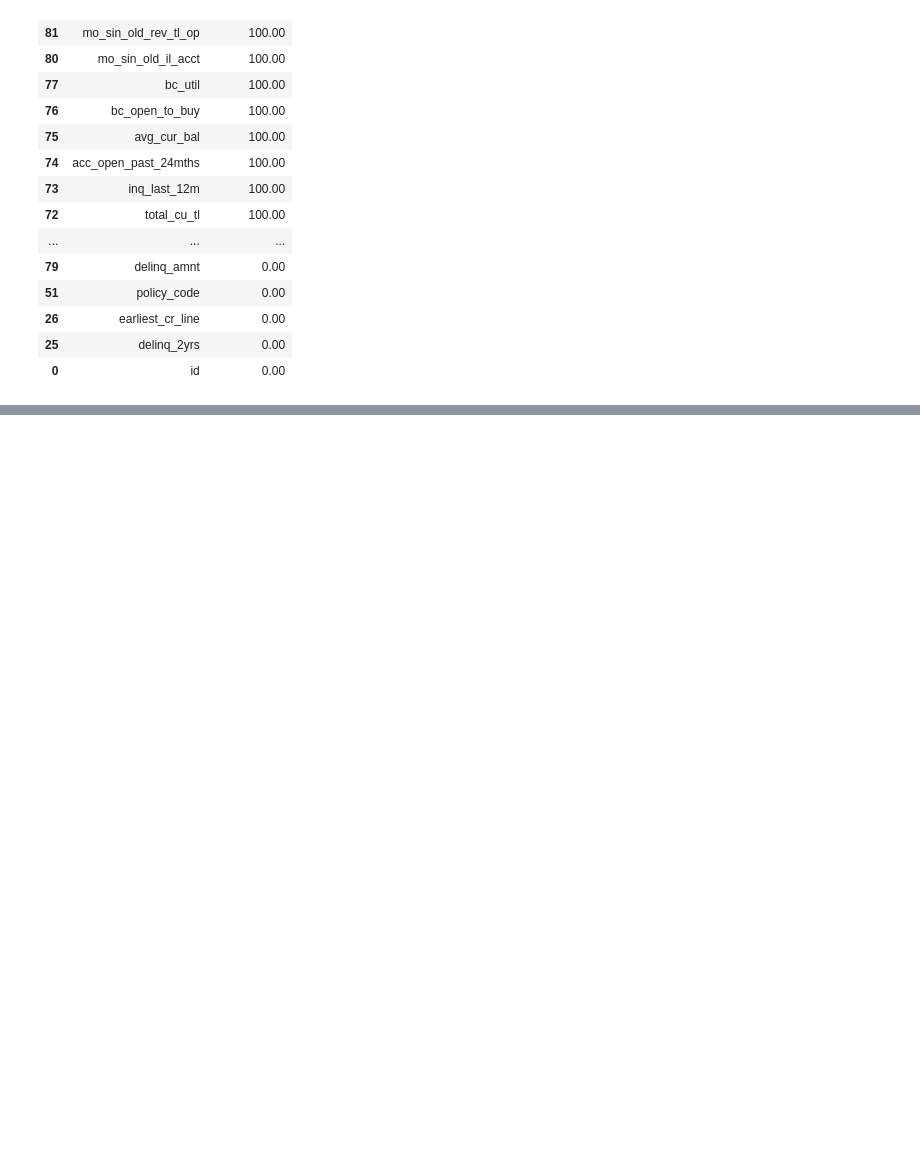
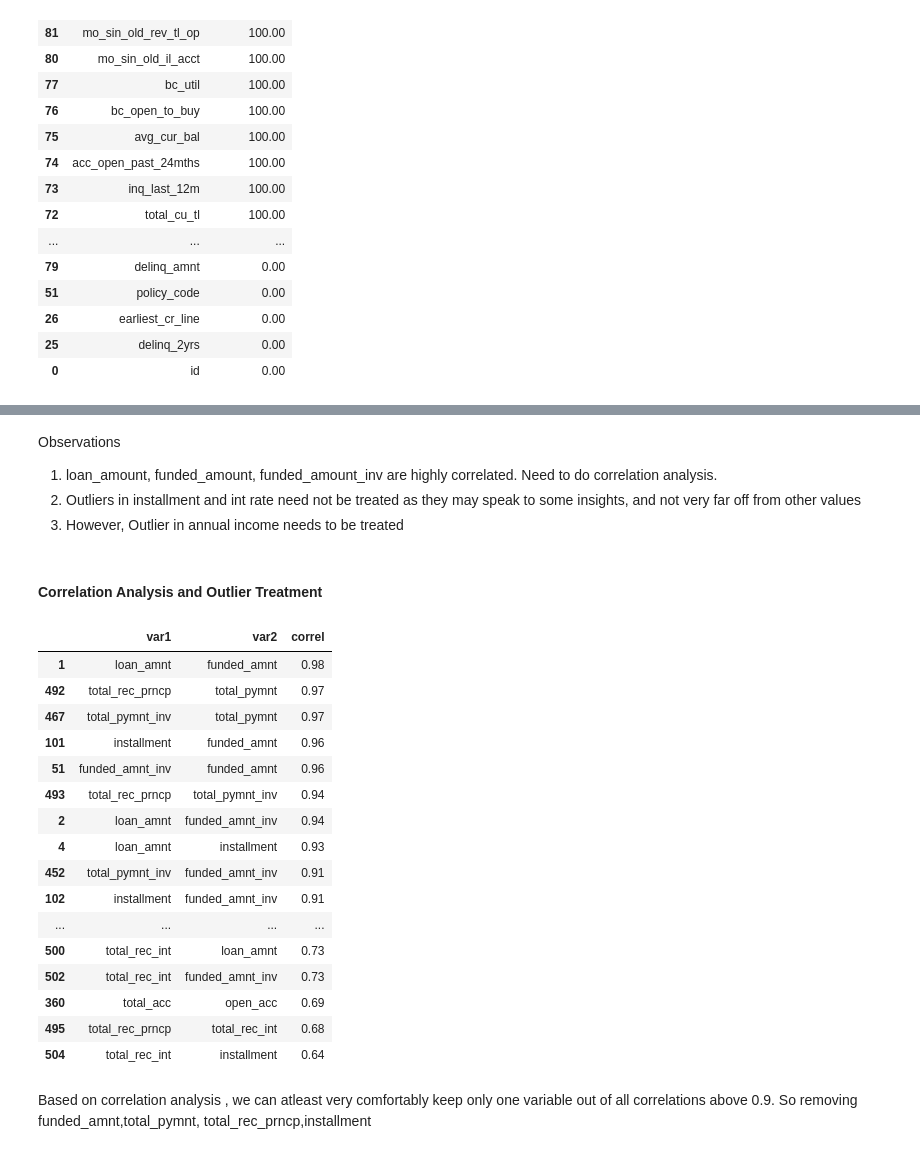
Before and after one commit to tvss93/Lending_Club_Case_Study, a Jupyter notebook: EDA.ipynb, the cells around one changed output, grey strips where cells are left out. Cells and saved outputs as stored; diff of their text form; code cells hidden in the pictures; blank space fills up the shorter version.

```diff
--- a/EDA.ipynb
+++ b/EDA.ipynb
@@ -268,0 +316,35 @@ Float64Index([10.0, 0.5, 2.0, 3.0, 4.0, 5.0, 1.0, 6.0, 7.0, 8.0, 9.0], dtype='fl
+# %% [markdown]
+Observations
+1. loan_amount, funded_amount, funded_amount_inv are highly correlated. Need to do correlation analysis.
+2. Outliers in installment and int rate need not be treated as they may speak to some insights, and not very far off from other values
+3. However, Outlier in annual income needs to be treated
+# %% [markdown]
+#### Correlation Analysis and Outlier Treatment
+# %%
+corr_df= eda_df[numeric_vars].corr().unstack().reset_index()
+corr_df.columns = ['var1','var2','correl']
+corr_df = corr_df.loc[corr_df.var1!=corr_df.var2,:] # Filter out same vars
+corr_df = corr_df.loc[corr_df.var1 > corr_df.var2,:] # Make sure one combination comes only one time
+corr_df = corr_df.loc[corr_df.correl.abs()>0.6,:].sort_values('correl',ascending=False) # Filter all variables with >0.6 absolute correlation
+corr_df
+# %% [output]
+|  | var1 | var2 | correl |
+| 1 | loan_amnt | funded_amnt | 0.98 |
+| 492 | total_rec_prncp | total_pymnt | 0.97 |
+| 467 | total_pymnt_inv | total_pymnt | 0.97 |
+| 101 | installment | funded_amnt | 0.96 |
+| 51 | funded_amnt_inv | funded_amnt | 0.96 |
+| 493 | total_rec_prncp | total_pymnt_inv | 0.94 |
+| 2 | loan_amnt | funded_amnt_inv | 0.94 |
+| 4 | loan_amnt | installment | 0.93 |
+| 452 | total_pymnt_inv | funded_amnt_inv | 0.91 |
+| 102 | installment | funded_amnt_inv | 0.91 |
+| ... | ... | ... | ... |
+| 500 | total_rec_int | loan_amnt | 0.73 |
+| 502 | total_rec_int | funded_amnt_inv | 0.73 |
+| 360 | total_acc | open_acc | 0.69 |
+| 495 | total_rec_prncp | total_rec_int | 0.68 |
+| 504 | total_rec_int | installment | 0.64 |
+# %% [markdown]
+Based on correlation analysis , we can atleast very comfortably keep only one variable out of all correlations above 0.9.
+So removing  funded_amnt,total_pymnt, total_rec_prncp,installment
```
Also changed, not shown: parts of 53 cells of this notebook, 1 other file.
